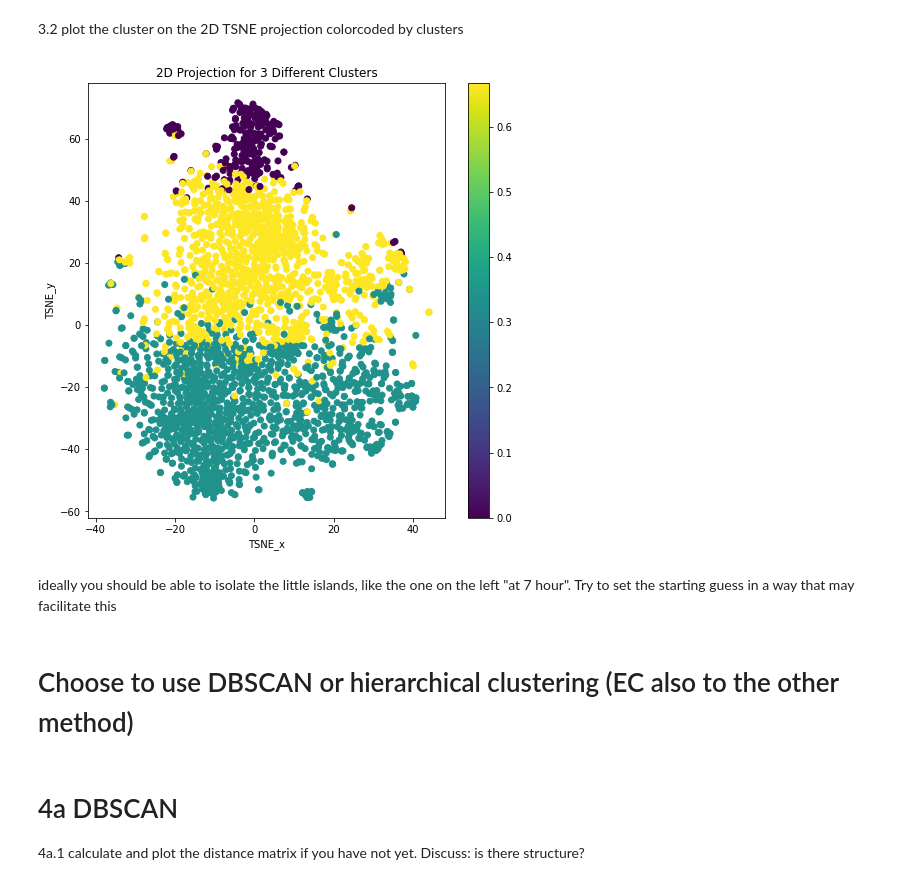
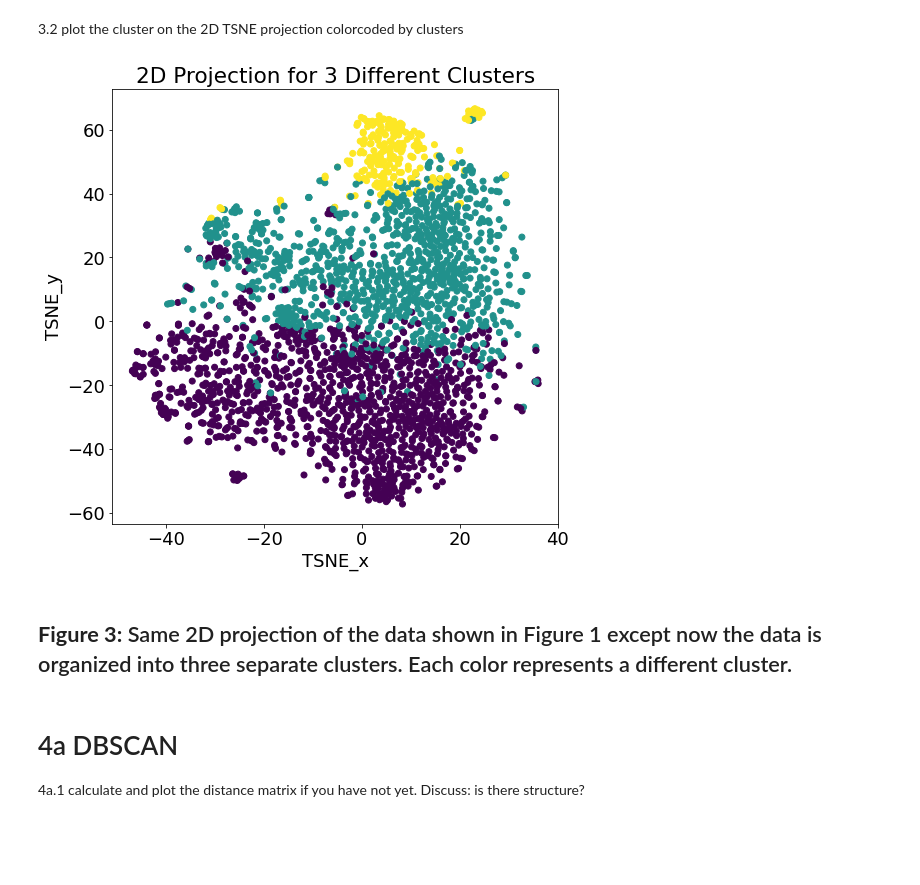
Before and after one commit to nkorzounUD/DSPS_NKorzoun, a Jupyter notebook: HW7/ClusteringGenes.ipynb, the cells around one changed output. Cells and saved outputs as stored; diff of their text form; code cells hidden in the pictures; blank space fills up the shorter version.

```diff
--- a/HW7/ClusteringGenes.ipynb
+++ b/HW7/ClusteringGenes.ipynb
@@ -219,27 +232,21 @@ pl.show()
 # %% [markdown]
 3.2 plot the cluster on the 2D TSNE projection colorcoded by clusters
 # %%
-#plots dont need to look exactly like mine
-geneclustersKM = cluster.KMeans(n_clusters=3).fit(scaledgenes)
+geneclustersKM = cluster.KMeans(n_clusters=3,
+                                random_state=111).fit(scaledgenes)
 pl.figure(figsize=(8, 8))
 pl.scatter(tsne_results[:,0], tsne_results[:,1], c=geneclustersKM.labels_ /
            geneclustersKM.n_clusters)
-pl.colorbar()
 
 pl.xlabel("TSNE_x")
 pl.ylabel("TSNE_y")
 pl.title("2D Projection for 3 Different Clusters")
 
 pl.show()
-
-## ADD CAPTION, in caption state that the different colors correspond to
-## different clusters
 # %% [output]
-[figure, old version]
+[figure, new version]
-# %% [markdown]
-ideally you should be able to isolate the little islands, like the one on the left "at 7 hour". Try to set the starting guess in a way that may facilitate this
-# %% [markdown]
-# Choose to use DBSCAN or hierarchical clustering (EC also to the other method)
+# %% [markdown]
+## **Figure 3:** Same 2D projection of the data shown in Figure 1 except now the data is organized into three separate clusters. Each color represents a different cluster.
 # %% [markdown]
 # 4a DBSCAN
 4a.1 calculate and plot the distance matrix if you have not yet. Discuss: is there structure?
```
Also changed, not shown: parts of 49 cells of this notebook.
